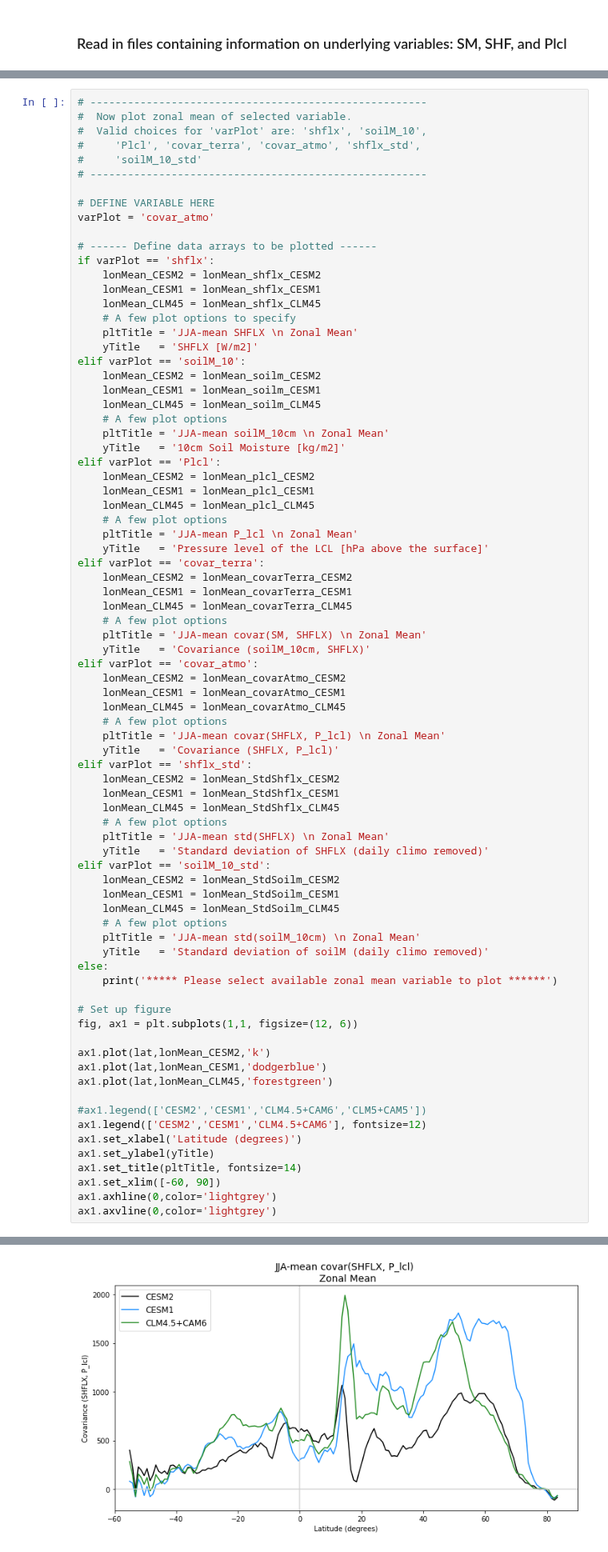
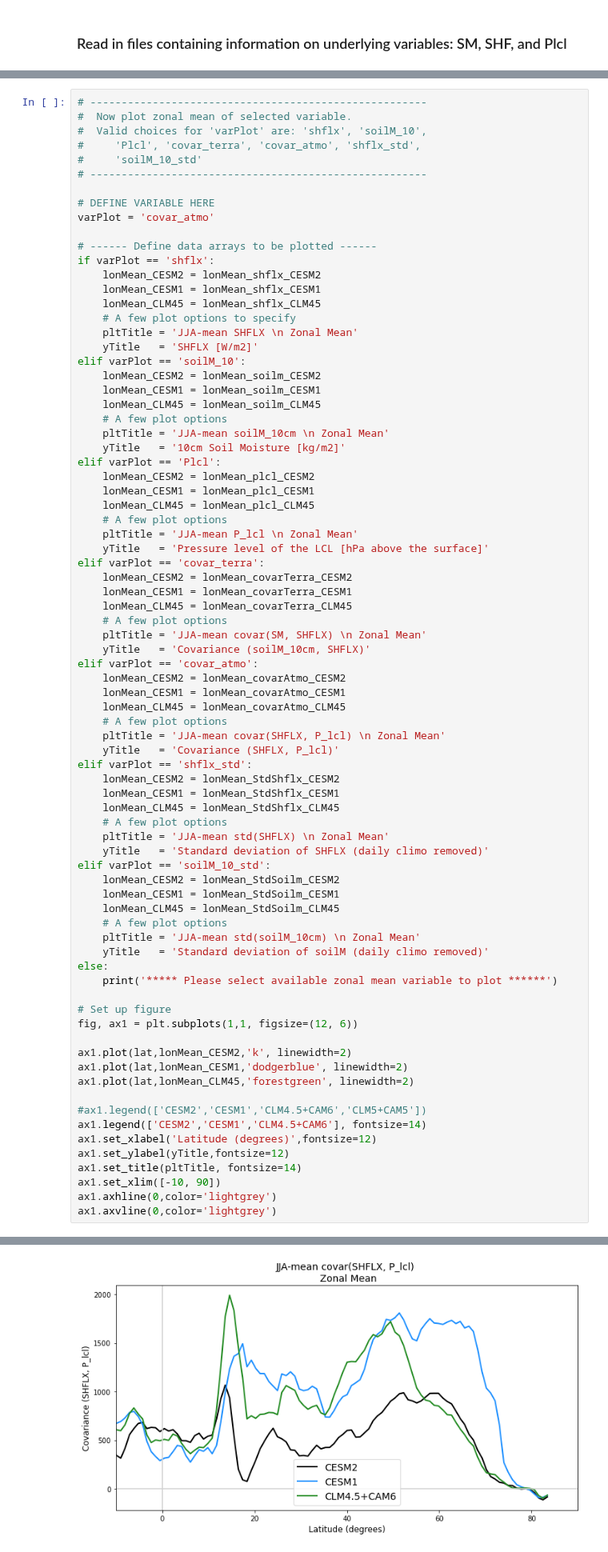
Before and after one commit to megandevlan/Coupling_CAM6CLM5, a Jupyter notebook: CouplingIndex_RegionalModelSensitivity.ipynb, the cells around one changed output, grey strips where cells are left out. Shown at 80% size. Saved outputs shown, nothing was run; the diff lists cells and outputs as text.

```diff
--- a/CouplingIndex_RegionalModelSensitivity.ipynb
+++ b/CouplingIndex_RegionalModelSensitivity.ipynb
@@ -349,41 +349,41 @@ elif varPlot == 'covar_atmo':
     # A few plot options
     pltTitle = 'JJA-mean covar(SHFLX, P_lcl) \n Zonal Mean'
     yTitle   = 'Covariance (SHFLX, P_lcl)'
 elif varPlot == 'shflx_std':
     lonMean_CESM2 = lonMean_StdShflx_CESM2
     lonMean_CESM1 = lonMean_StdShflx_CESM1
     lonMean_CLM45 = lonMean_StdShflx_CLM45
     # A few plot options
     pltTitle = 'JJA-mean std(SHFLX) \n Zonal Mean'
     yTitle   = 'Standard deviation of SHFLX (daily climo removed)'
 elif varPlot == 'soilM_10_std':
     lonMean_CESM2 = lonMean_StdSoilm_CESM2
     lonMean_CESM1 = lonMean_StdSoilm_CESM1
     lonMean_CLM45 = lonMean_StdSoilm_CLM45
     # A few plot options
     pltTitle = 'JJA-mean std(soilM_10cm) \n Zonal Mean'
     yTitle   = 'Standard deviation of soilM (daily climo removed)'
 else:
     print('***** Please select available zonal mean variable to plot ******')
 
 # Set up figure
 fig, ax1 = plt.subplots(1,1, figsize=(12, 6))
 
-ax1.plot(lat,lonMean_CESM2,'k')
-ax1.plot(lat,lonMean_CESM1,'dodgerblue')
-ax1.plot(lat,lonMean_CLM45,'forestgreen')
+ax1.plot(lat,lonMean_CESM2,'k', linewidth=2)
+ax1.plot(lat,lonMean_CESM1,'dodgerblue', linewidth=2)
+ax1.plot(lat,lonMean_CLM45,'forestgreen', linewidth=2)
 
 #ax1.legend(['CESM2','CESM1','CLM4.5+CAM6','CLM5+CAM5'])
-ax1.legend(['CESM2','CESM1','CLM4.5+CAM6'], fontsize=12)
-ax1.set_xlabel('Latitude (degrees)')
-ax1.set_ylabel(yTitle)
+ax1.legend(['CESM2','CESM1','CLM4.5+CAM6'], fontsize=14)
+ax1.set_xlabel('Latitude (degrees)',fontsize=12)
+ax1.set_ylabel(yTitle,fontsize=12)
 ax1.set_title(pltTitle, fontsize=14)
-ax1.set_xlim([-60, 90])
+ax1.set_xlim([-10, 90])
 ax1.axhline(0,color='lightgrey')
 ax1.axvline(0,color='lightgrey')
 # %% [output]
 <matplotlib.lines.Line2D at 0x...>
-[figure, old version]
+[figure, new version]
 # %% [markdown]
 ## Define interesting regions
 A few potential locations of interest have already been identified in analysis to isolate IOP points. So let's start there with what we have.
```
Also changed, not shown: parts of 7 cells of this notebook.
